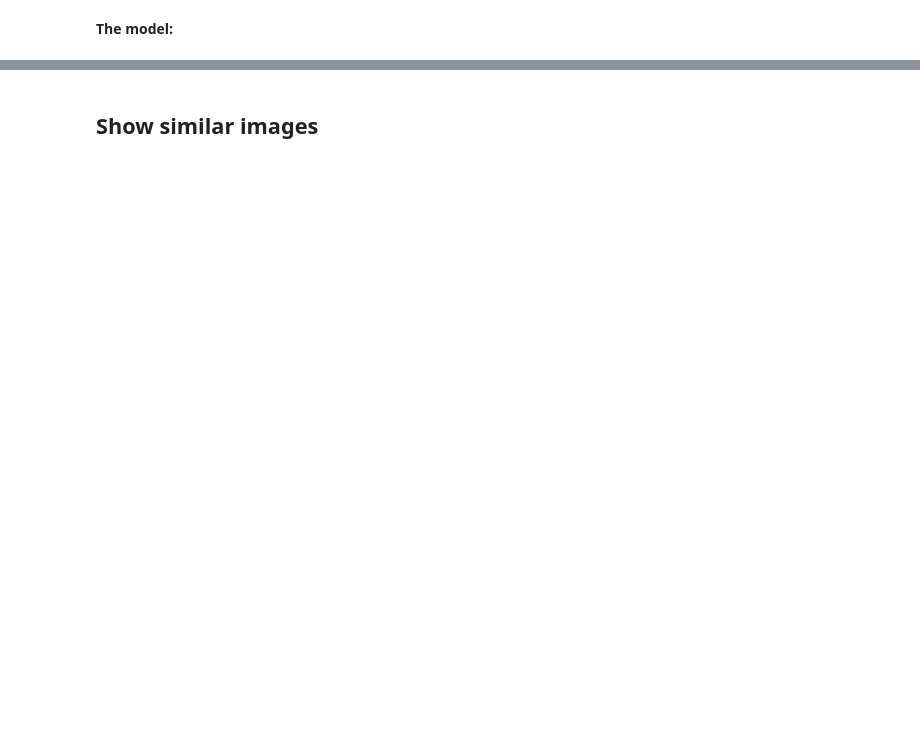
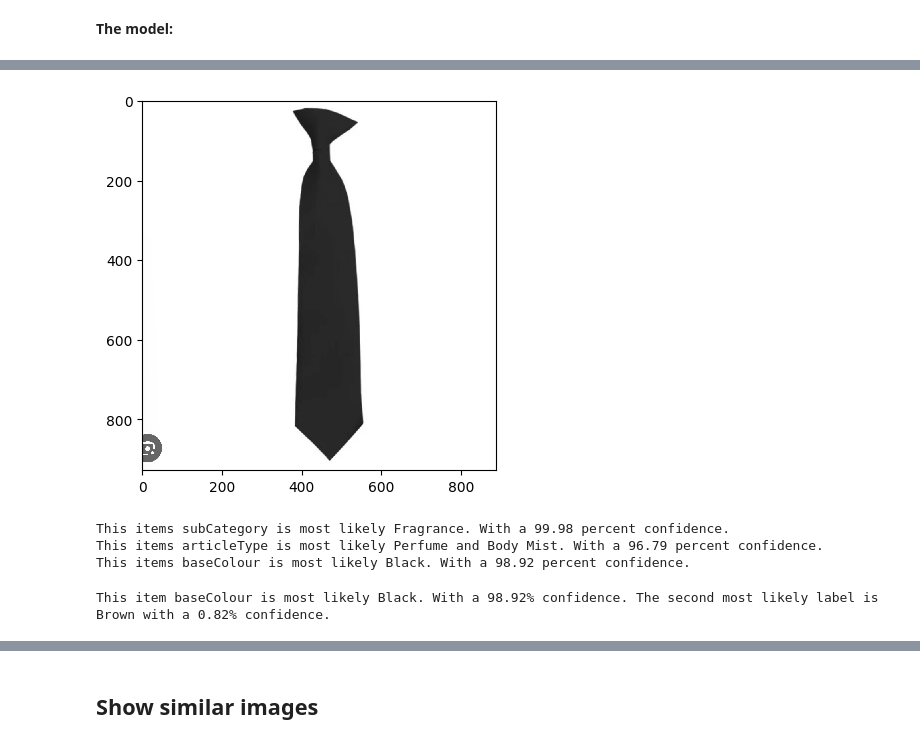
Before and after one commit to ihorkomarov/cloth_classifier, a Jupyter notebook: TL_WS_Group_1.ipynb, the cells around one changed output, grey strips where cells are left out. Cells and saved outputs as stored; diff of their text form; code cells hidden in the pictures; blank space fills up the shorter version.

Commit message:
output refactoring

```diff
--- a/TL_WS_Group_1.ipynb
+++ b/TL_WS_Group_1.ipynb
@@ -260,7 +246,7 @@ df_data['filename']
 26135    dataset/fashion-product-images-small/images/51...
 Name: filename, Length: 26136, dtype: object
 # %%
-df_data = df_data.sample(n=10000, random_state=0)
+df_data = df_data.sample(n=2000, random_state=0)
 # %%
 df_data.head()
 # %% [output]
@@ -398 +383,3 @@ keras.utils.plot_model(model)
+# %%
+TRAIN_MODEL = False
 # %%
@@ -467,20 +441,10 @@ The saved model is located at: /content/group1_02.keras
 # %%
-# Load the model
-model = tf.keras.models.load_model('/content/group1_01.keras')
-
-image_path_test1 = '/content/tie1_720.jpg'
-input_image_test1 = np.expand_dims(process_image(image_path_test1), axis=0)
-
-output_ex = model.predict(input_image_test1)
-
-for label in output_labels:
-    output_ex[label] = output_ex[label][0]
-
-image = load_img(image_path_test1, target_size=(IMAGE_HEIGHT, IMAGE_WIDTH))
-plt.imshow(image, interpolation='nearest')
-plt.show()
-for label in output_labels:
-    print(
-        "This items {} is most likely {}. With a {:.2f} percent confidence."
-        .format(label,label_encoders[label].classes_[output_ex[label].argmax()], 100 * output_ex[label].max())
-    )
+def classify_image(output_values,image_path):
+    image = load_img(image_path)
+    plt.imshow(image, interpolation='nearest')
+    plt.show()
+    for label in output_labels:
+        print(
+            "This items {} is most likely {}. With a {:.2f} percent confidence."
+            .format(label,label_encoders[label].classes_[output_values[label].argmax()], 100 * output_values[label].max())
+        )
@@ -515,0 +501,8 @@ This item baseColour is most likely Blue. With a 86.51% confidence. The second m
+# %%
+image_path_tie = 'tie1_720.jpg'
+input_image_tie = np.expand_dims(process_image(image_path_tie), axis=0)
+
+output_tie = model.predict(input_image_tie)
+
+for label in output_labels:
+    output_tie[label] = output_tie[label][0]
@@ -515,0 +511,11 @@ This item baseColour is most likely Blue. With a 86.51% confidence. The second m
+# %%
+classify_image(output_tie,image_path_tie)
+# %% [output]
+[figure, added]
+This items subCategory is most likely Fragrance. With a 99.98 percent confidence.
+This items articleType is most likely Perfume and Body Mist. With a 96.79 percent confidence.
+This items baseColour is most likely Black. With a 98.92 percent confidence.
+# %%
+show_second_color_prpability(output_tie)
+# %% [output]
+This item baseColour is most likely Black. With a 98.92% confidence. The second most likely label is Brown with a 0.82% confidence.
```
Also changed, not shown: parts of 38 cells of this notebook, 3 other files.
